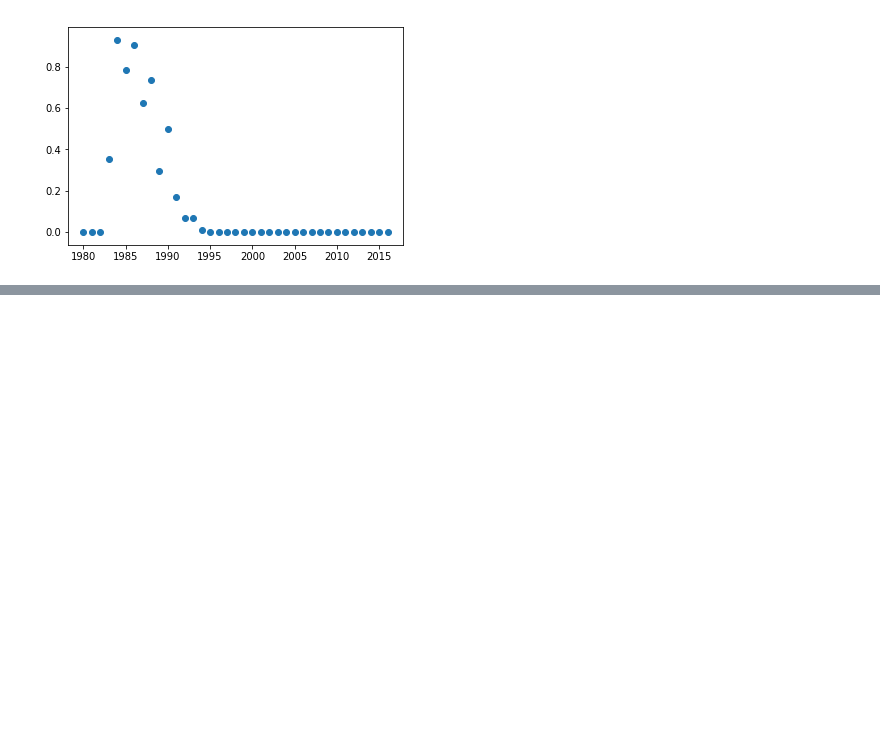
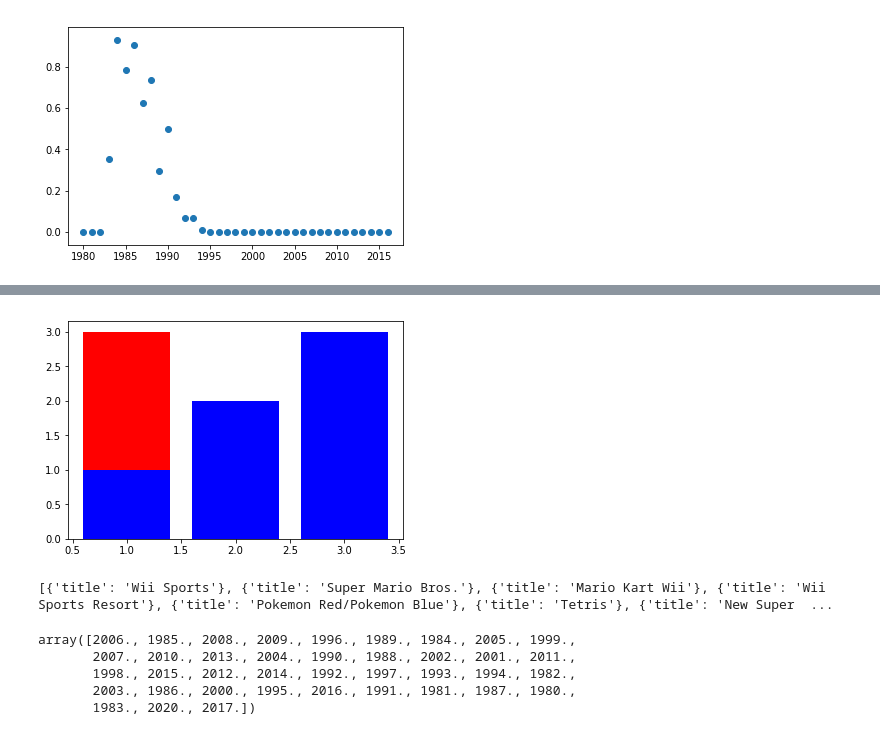
Before and after one commit to brodyzt/3300-P2, a Jupyter notebook: Games.ipynb, the cells around one changed output, grey strips where cells are left out. Drawn from its saved outputs; the diff is of its cells as text; code cells hidden in the pictures; blank space fills up the shorter version.

```diff
--- a/Games.ipynb
+++ b/Games.ipynb
@@ -57,0 +122,11 @@ plt.show()
+# %%
+plt.bar([1,1,2,3],[1,2,2,3],bottom=[0,1,0,0],color=["blue","red","blue","blue"])
+# plt.bar?
+# %% [output]
+[figure, added]
+# %%
+print([{"title":x} for x in list(df["Name"])])
+
+# json.dumps(list(df["Name"]))
+# %% [output]
+[{'title': 'Wii Sports'}, {'title': 'Super Mario Bros.'}, {'title': 'Mario Kart Wii'}, {'title': 'Wii Sports Resort'}, {'title': 'Pokemon Red/Pokemon Blue'}, {'title': 'Tetris'}, {'title': 'New Super  ...
@@ -57,0 +172,9 @@ plt.show()
+# %%
+df2 = df.dropna()
+df2.Year.unique()
+# %% [output]
+array([2006., 1985., 2008., 2009., 1996., 1989., 1984., 2005., 1999.,
+       2007., 2010., 2013., 2004., 1990., 1988., 2002., 2001., 2011.,
+       1998., 2015., 2012., 2014., 1992., 1997., 1993., 1994., 1982.,
+       2003., 1986., 2000., 1995., 2016., 1991., 1981., 1987., 1980.,
+       1983., 2020., 2017.])
```
Also changed, not shown: parts of 6 cells of this notebook, 20 other files.
